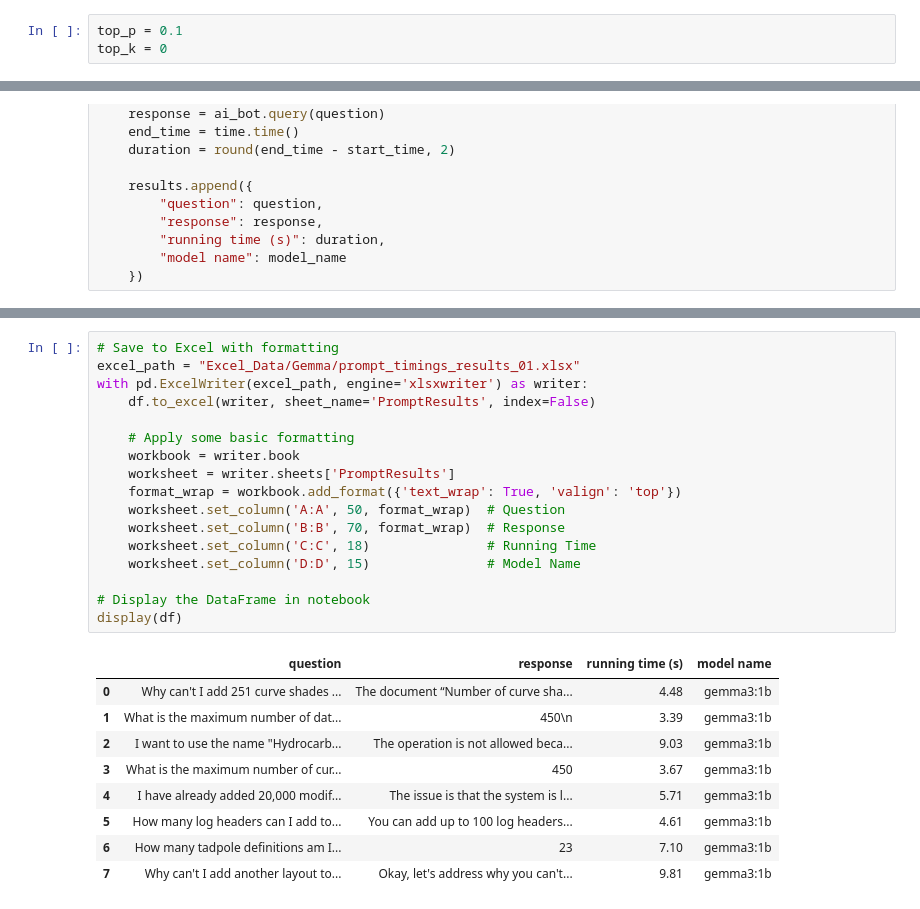
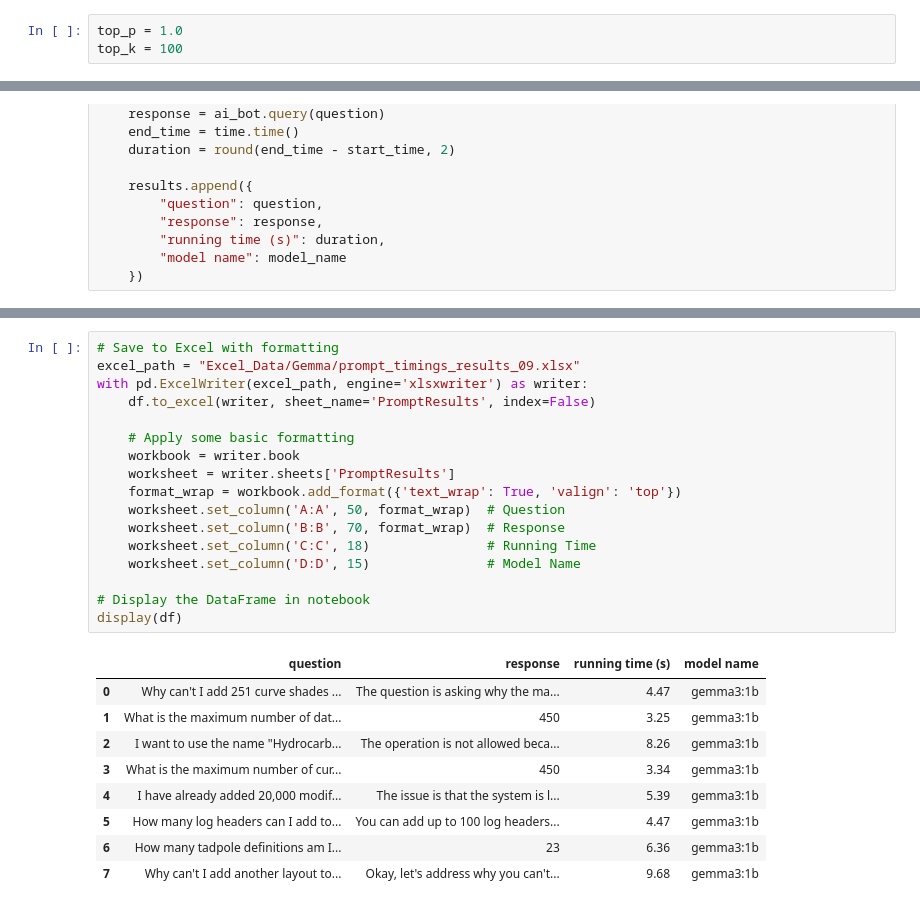
Before and after one commit to hlin-0420/Llama-Chatbot-Notebook, a Jupyter notebook: Gemma_Chatbot.ipynb, the cells around one changed output, grey strips where cells are left out. Saved outputs shown, nothing was run; the diff lists cells and outputs as text.

Commit message:
DEMO Complete 01 04 25
Experimented with generating results using Gemma for p-values [0.1, 0.5, 1.0] and k-values [0, 50, 100]

```diff
--- a/Gemma_Chatbot.ipynb
+++ b/Gemma_Chatbot.ipynb
@@ -308,8 +308,8 @@ def extract_list(soup):
 top_p_list = [0.1, 0.5, 1.0]
 top_k_list = [0, 50, 100]
 # %%
-top_p = 0.1
-top_k = 0
+top_p = 1.0
+top_k = 100
 # %%
 class OllamaBot:
     def __init__(self, top_p, top_k):
@@ -605,28 +601,28 @@ Note: you may need to restart the kernel to use updated packages.
 [notice] To update, run: python.exe -m pip install --upgrade pip
 # %%
 # Save to Excel with formatting
-excel_path = "Excel_Data/Gemma/prompt_timings_results_01.xlsx"
+excel_path = "Excel_Data/Gemma/prompt_timings_results_09.xlsx"
 with pd.ExcelWriter(excel_path, engine='xlsxwriter') as writer:
     df.to_excel(writer, sheet_name='PromptResults', index=False)
 
     # Apply some basic formatting
     workbook = writer.book
     worksheet = writer.sheets['PromptResults']
     format_wrap = workbook.add_format({'text_wrap': True, 'valign': 'top'})
     worksheet.set_column('A:A', 50, format_wrap)  # Question
     worksheet.set_column('B:B', 70, format_wrap)  # Response
     worksheet.set_column('C:C', 18)               # Running Time
     worksheet.set_column('D:D', 15)               # Model Name
 
 # Display the DataFrame in notebook
 display(df)
 # %% [output]
 |  | question | response | running time (s) | model name |
-| 0 | Why can't I add 251 curve shades ... | The document “Number of curve sha... | 4.48 | gemma3:1b |
-| 1 | What is the maximum number of dat... | 450\n | 3.39 | gemma3:1b |
-| 2 | I want to use the name "Hydrocarb... | The operation is not allowed beca... | 9.03 | gemma3:1b |
-| 3 | What is the maximum number of cur... | 450 | 3.67 | gemma3:1b |
-| 4 | I have already added 20,000 modif... | The issue is that the system is l... | 5.71 | gemma3:1b |
-| 5 | How many log headers can I add to... | You can add up to 100 log headers... | 4.61 | gemma3:1b |
-| 6 | How many tadpole definitions am I... | 23 | 7.10 | gemma3:1b |
-| 7 | Why can't I add another layout to... | Okay, let's address why you can't... | 9.81 | gemma3:1b |
+| 0 | Why can't I add 251 curve shades ... | The question is asking why the ma... | 4.47 | gemma3:1b |
+| 1 | What is the maximum number of dat... | 450 | 3.25 | gemma3:1b |
+| 2 | I want to use the name "Hydrocarb... | The operation is not allowed beca... | 8.26 | gemma3:1b |
+| 3 | What is the maximum number of cur... | 450 | 3.34 | gemma3:1b |
+| 4 | I have already added 20,000 modif... | The issue is that the system is l... | 5.39 | gemma3:1b |
+| 5 | How many log headers can I add to... | You can add up to 100 log headers... | 4.47 | gemma3:1b |
+| 6 | How many tadpole definitions am I... | 23 | 6.36 | gemma3:1b |
+| 7 | Why can't I add another layout to... | Okay, let's address why you can't... | 9.68 | gemma3:1b |
```
Also changed, not shown: parts of 3 cells of this notebook, 8 other files.
